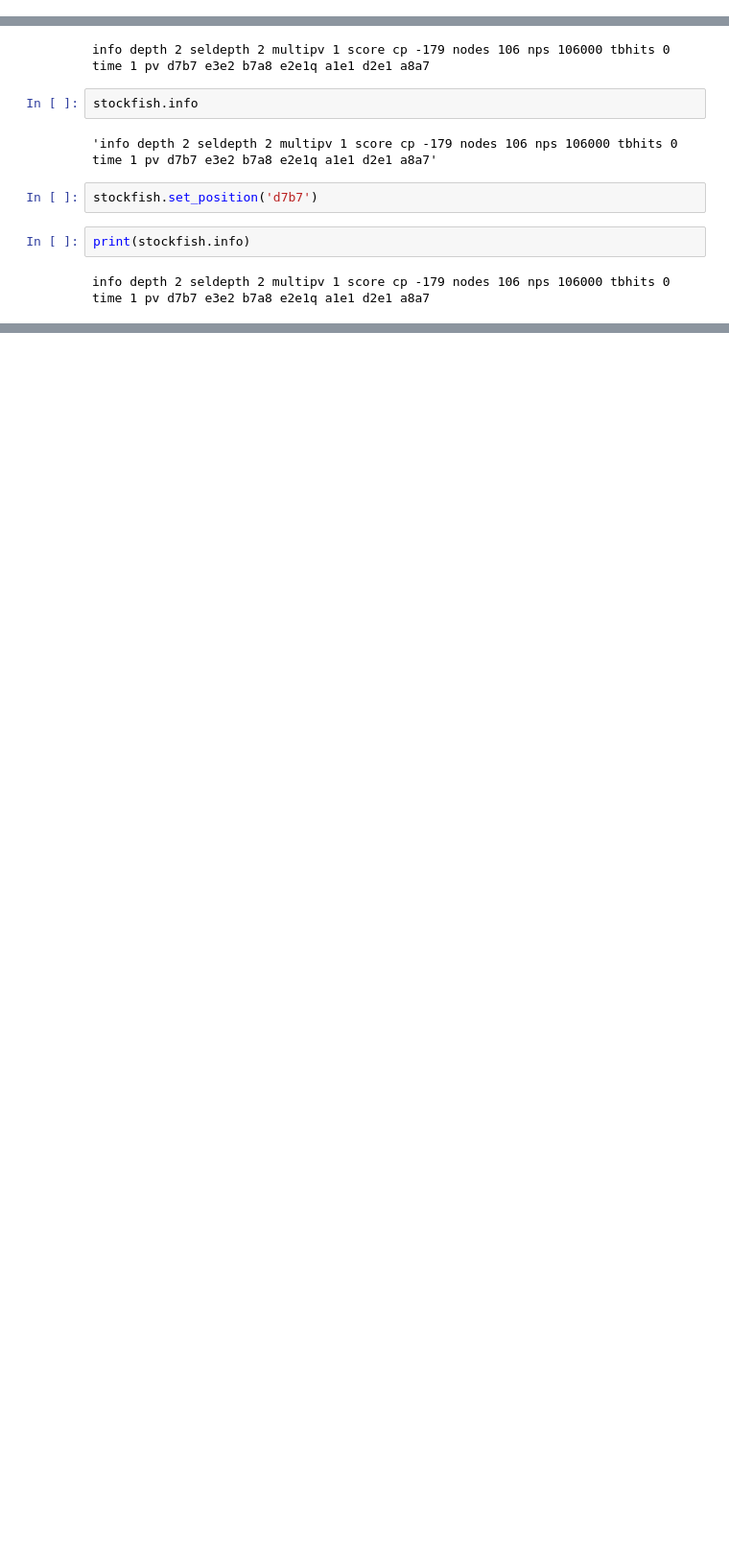
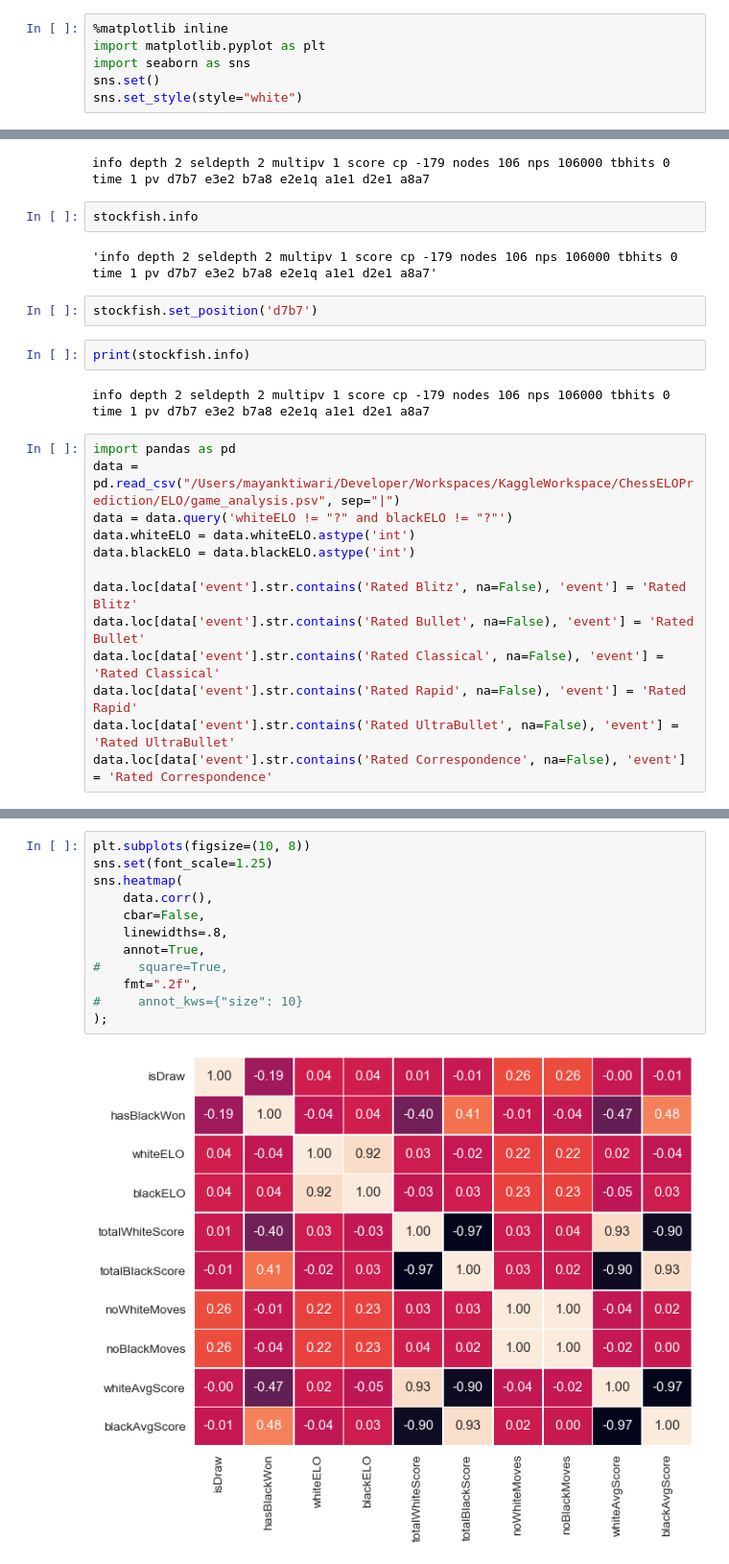
Before and after one commit to mayankX/Chess-ELO-Predictor, a Jupyter notebook: notebooks/Playground.ipynb, the cells around one changed output, grey strips where cells are left out. Shown at 96% size. Saved outputs shown, nothing was run; the diff lists cells and outputs as text; blank space fills up the shorter version.

```diff
--- a/notebooks/Playground.ipynb
+++ b/notebooks/Playground.ipynb
@@ -1 +1,7 @@
+# %%
+%matplotlib inline
+import matplotlib.pyplot as plt
+import seaborn as sns
+sns.set()
+sns.set_style(style="white")
 # %%
@@ -186,3 +186,16 @@ stockfish.set_position('d7b7')
 print(stockfish.info)
 # %% [output]
 info depth 2 seldepth 2 multipv 1 score cp -179 nodes 106 nps 106000 tbhits 0 time 1 pv d7b7 e3e2 b7a8 e2e1q a1e1 d2e1 a8a7
+# %%
+import pandas as pd
+data = pd.read_csv("/Users/mayanktiwari/Developer/Workspaces/KaggleWorkspace/ChessELOPrediction/ELO/game_analysis.psv", sep="|")
+data = data.query('whiteELO != "?" and blackELO != "?"')
+data.whiteELO = data.whiteELO.astype('int')
+data.blackELO = data.blackELO.astype('int')
+
+data.loc[data['event'].str.contains('Rated Blitz', na=False), 'event'] = 'Rated Blitz'
+data.loc[data['event'].str.contains('Rated Bullet', na=False), 'event'] = 'Rated Bullet'
+data.loc[data['event'].str.contains('Rated Classical', na=False), 'event'] = 'Rated Classical'
+data.loc[data['event'].str.contains('Rated Rapid', na=False), 'event'] = 'Rated Rapid'
+data.loc[data['event'].str.contains('Rated UltraBullet', na=False), 'event'] = 'Rated UltraBullet'
+data.loc[data['event'].str.contains('Rated Correspondence', na=False), 'event'] = 'Rated Correspondence'
@@ -188,0 +249,14 @@ info depth 2 seldepth 2 multipv 1 score cp -179 nodes 106 nps 106000 tbhits 0 ti
+# %%
+plt.subplots(figsize=(10, 8))
+sns.set(font_scale=1.25)
+sns.heatmap(
+    data.corr(),
+    cbar=False,
+    linewidths=.8,
+    annot=True,
+#     square=True,
+    fmt=".2f",
+#     annot_kws={"size": 10}
+);
+# %% [output]
+[figure, added]
```
Also changed, not shown: parts of 16 cells of this notebook, 4 other files.
